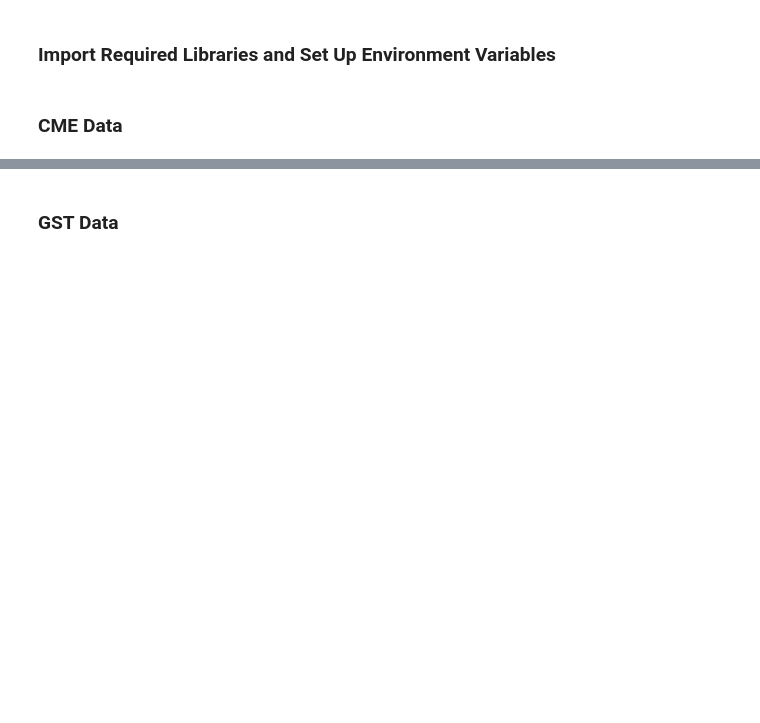
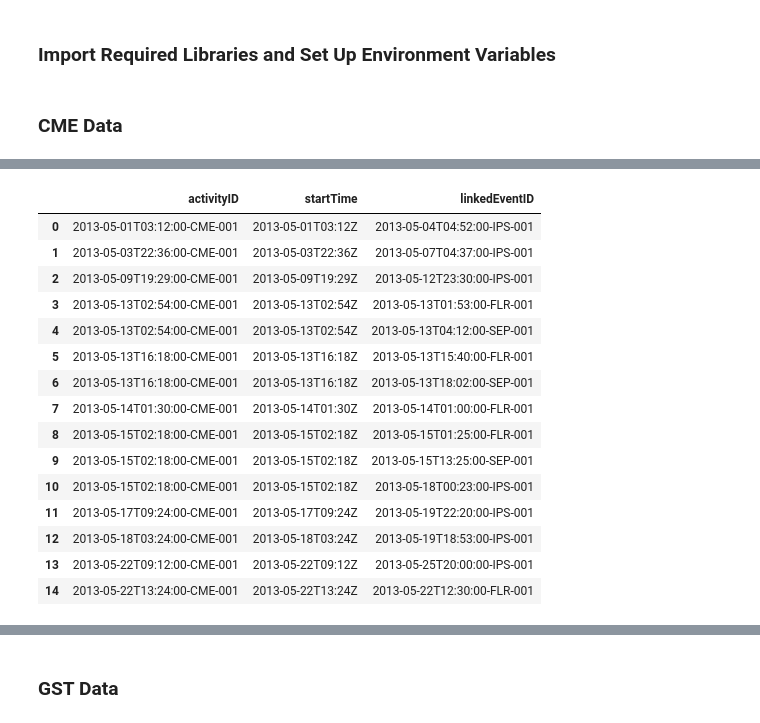
Before and after one commit to Armand57araujo/data-sourcing-challenge, a Jupyter notebook: retrieve_data.ipynb, the cells around one changed output, grey strips where cells are left out. Drawn from its saved outputs; the diff is of its cells as text; code cells hidden in the pictures; blank space fills up the shorter version.

```diff
--- a/retrieve_data.ipynb
+++ b/retrieve_data.ipynb
@@ -25,10 +25,9 @@ CME = "CME"
 # Search for CMEs published between a begin and end date
 startDate = "2013-05-01"
 endDate   = "2024-05-01"
-api_key = "NASA_API_KEY"
 
 # Build URL for CME
-url = f"{base_url}{CME}?startDate={startDate}&endDate={endDate}&api_key={api_key}"
+url = f"{base_url}{CME}?startDate={startDate}&endDate={endDate}&api_key={NASA_API_KEY}"
 # %%
 # Make a "GET" request for the CME URL and store it in a variable named cme_response
 cme_response = requests.get(url)
@@ -46,4 +79,10 @@ cme_json = cme_response.json()
 # %%
 # Convert cme_json to a Pandas DataFrame
 
+cme_df = pd.json_normalize(cme_json)
+
 # Keep only the columns: activityID, startTime, linkedEvents
+
+cme_df = cme_df[["activityID", "startTime", "linkedEvents"]]
+
+cme_df.head()
@@ -50,3 +96,7 @@ cme_json = cme_response.json()
 # %%
 # Notice that the linkedEvents column allows us to identify the corresponding GST
 # Remove rows with missing 'linkedEvents' since we won't be able to assign these to GSTs
+
+cme_df = cme_df.dropna(subset=["linkedEvents"])
+
+cme_df.head(10)
@@ -53,19 +115,61 @@ cme_json = cme_response.json()
 # %%
 # Notice that the linkedEvents sometimes contains multiple events per row
 # Write a nested for loop that iterates first over each row in the cme DataFrame (using the index)
 # and then iterates over the values in 'linkedEvents'
 # and adds the elements individually to a list of dictionaries where each row is one element
 
 # Initialize an empty list to store the expanded rows
 
 
 # Iterate over each index in the DataFrame
 
     # Iterate over each dictionary in the list
 
         # Append a new dictionary to the expanded_rows list for each dictionary item and corresponding 'activityID' and 'startTime' value
 
 # Create a new DataFrame from the expanded rows
+
+expanded_rows = []
+
+for index in cme_df.index:
+
+    activityID = cme_df.loc[index, 'activityID']
+    startTime = cme_df.loc[index, 'startTime']
+    linkedEvents = cme_df.loc[index, 'linkedEvents']
+    # Iterate over each dictionary in the 'linkedEvents' list
+    for event in linkedEvents:
+        # Append a new dictionary to the expanded_rows list for each dictionary item
+        expanded_rows.append({
+            'activityID': activityID,
+            'startTime': startTime,
+            'linkedEventID': event['activityID'],
+            # 'linkedEventType': event['type']
+        })
+
+# need to retrieve data from linkedEvents column from dictionary... somehow...
+
+# Create a new DataFrame from the expanded rows
+expanded_df = pd.DataFrame(expanded_rows)
+
+# Display the expanded DataFrame
+expanded_df.head(15)
+# %% [output]
+|  | activityID | startTime | linkedEventID |
+| 0 | 2013-05-01T03:12:00-CME-001 | 2013-05-01T03:12Z | 2013-05-04T04:52:00-IPS-001 |
+| 1 | 2013-05-03T22:36:00-CME-001 | 2013-05-03T22:36Z | 2013-05-07T04:37:00-IPS-001 |
+| 2 | 2013-05-09T19:29:00-CME-001 | 2013-05-09T19:29Z | 2013-05-12T23:30:00-IPS-001 |
+| 3 | 2013-05-13T02:54:00-CME-001 | 2013-05-13T02:54Z | 2013-05-13T01:53:00-FLR-001 |
+| 4 | 2013-05-13T02:54:00-CME-001 | 2013-05-13T02:54Z | 2013-05-13T04:12:00-SEP-001 |
+| 5 | 2013-05-13T16:18:00-CME-001 | 2013-05-13T16:18Z | 2013-05-13T15:40:00-FLR-001 |
+| 6 | 2013-05-13T16:18:00-CME-001 | 2013-05-13T16:18Z | 2013-05-13T18:02:00-SEP-001 |
+| 7 | 2013-05-14T01:30:00-CME-001 | 2013-05-14T01:30Z | 2013-05-14T01:00:00-FLR-001 |
+| 8 | 2013-05-15T02:18:00-CME-001 | 2013-05-15T02:18Z | 2013-05-15T01:25:00-FLR-001 |
+| 9 | 2013-05-15T02:18:00-CME-001 | 2013-05-15T02:18Z | 2013-05-15T13:25:00-SEP-001 |
+| 10 | 2013-05-15T02:18:00-CME-001 | 2013-05-15T02:18Z | 2013-05-18T00:23:00-IPS-001 |
+| 11 | 2013-05-17T09:24:00-CME-001 | 2013-05-17T09:24Z | 2013-05-19T22:20:00-IPS-001 |
+| 12 | 2013-05-18T03:24:00-CME-001 | 2013-05-18T03:24Z | 2013-05-19T18:53:00-IPS-001 |
+| 13 | 2013-05-22T09:12:00-CME-001 | 2013-05-22T09:12Z | 2013-05-25T20:00:00-IPS-001 |
+| 14 | 2013-05-22T13:24:00-CME-001 | 2013-05-22T13:24Z | 2013-05-22T12:30:00-FLR-001 |
 # %%
 # Create a function called extract_activityID_from_dict that takes a dict as input such as in linkedEvents
 # and verify below that it works as expected using one row from linkedEvents as an example
```
Also changed, not shown: parts of 8 cells of this notebook.
